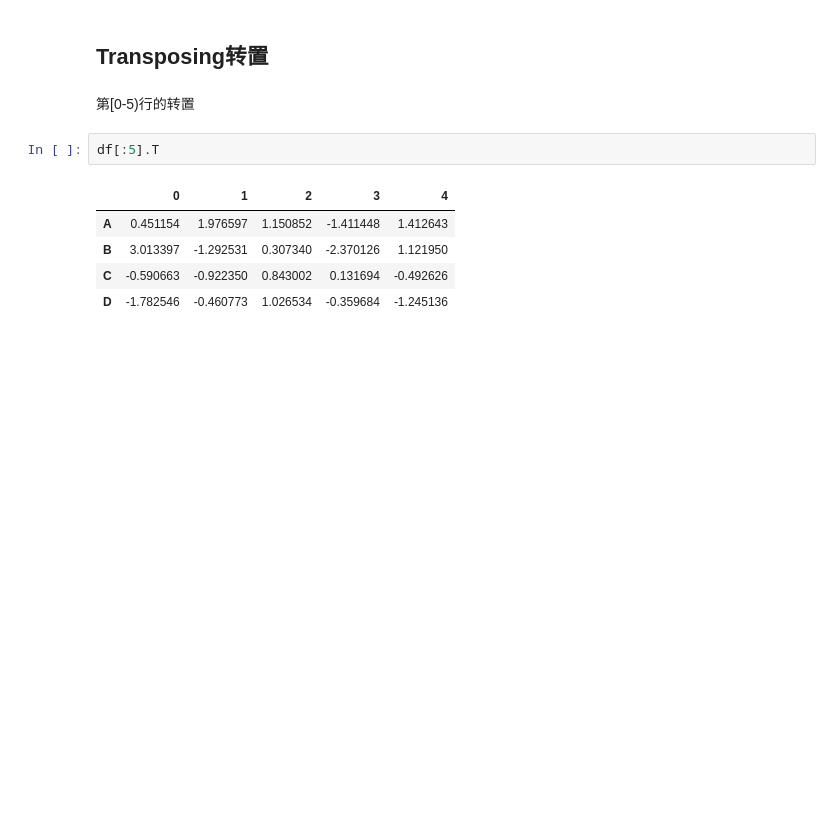
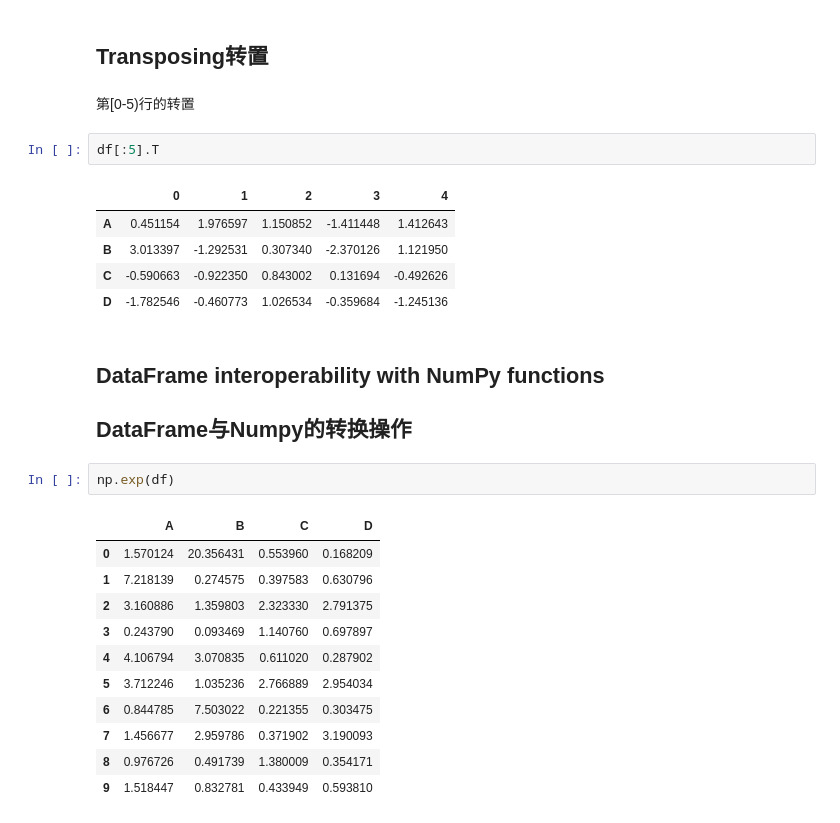
Before and after one commit to mangxiao2018/PandasSample, a Jupyter notebook: 100003-DataFrame.ipynb, the cells around one changed output. Cells and saved outputs as stored; diff of their text form; blank space fills up the shorter version.

Commit message:
DataFrame与Numpy的转换操作

```diff
--- a/100003-DataFrame.ipynb
+++ b/100003-DataFrame.ipynb
@@ -499,3 +499,20 @@ df[:5].T
 | B | 3.013397 | -1.292531 | 0.307340 | -2.370126 | 1.121950 |
 | C | -0.590663 | -0.922350 | 0.843002 | 0.131694 | -0.492626 |
 | D | -1.782546 | -0.460773 | 1.026534 | -0.359684 | -1.245136 |
+# %% [markdown]
+## DataFrame interoperability with NumPy functions
+## DataFrame与Numpy的转换操作
+# %%
+np.exp(df)
+# %% [output]
+|  | A | B | C | D |
+| 0 | 1.570124 | 20.356431 | 0.553960 | 0.168209 |
+| 1 | 7.218139 | 0.274575 | 0.397583 | 0.630796 |
+| 2 | 3.160886 | 1.359803 | 2.323330 | 2.791375 |
+| 3 | 0.243790 | 0.093469 | 1.140760 | 0.697897 |
+| 4 | 4.106794 | 3.070835 | 0.611020 | 0.287902 |
+| 5 | 3.712246 | 1.035236 | 2.766889 | 2.954034 |
+| 6 | 0.844785 | 7.503022 | 0.221355 | 0.303475 |
+| 7 | 1.456677 | 2.959786 | 0.371902 | 3.190093 |
+| 8 | 0.976726 | 0.491739 | 1.380009 | 0.354171 |
+| 9 | 1.518447 | 0.832781 | 0.433949 | 0.593810 |
```
Also changed, not shown: parts of 15 cells of this notebook.
